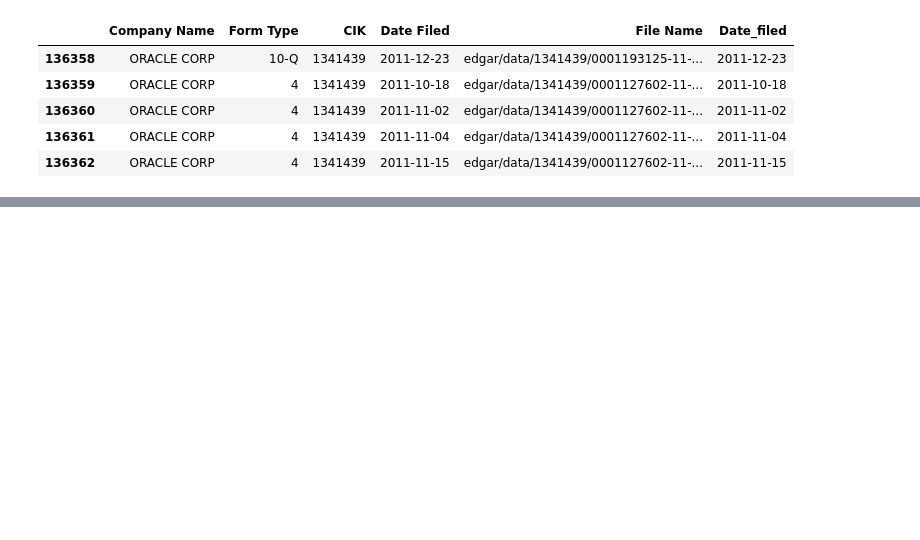
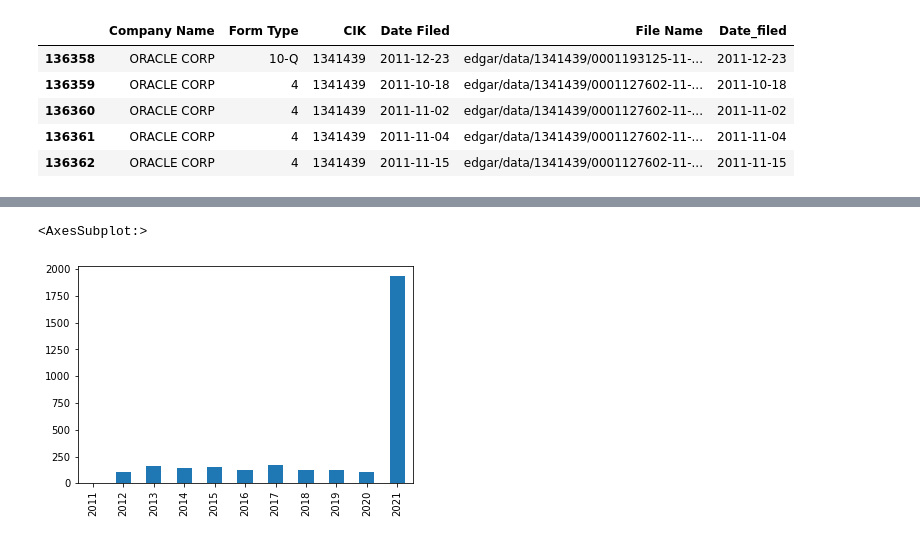
Before and after one commit to mpolch/datachallenge, a Jupyter notebook: notebooks/afeb_read_company_idx.ipynb, the cells around one changed output, grey strips where cells are left out. Cells and saved outputs as stored; diff of their text form; code cells hidden in the pictures; blank space fills up the shorter version.

```diff
--- a/notebooks/afeb_read_company_idx.ipynb
+++ b/notebooks/afeb_read_company_idx.ipynb
@@ -354,3 +452,15 @@ df_2011[df_2011["Company Name"].str.contains("ORACLE")].head()
 | 136360 | ORACLE CORP | 4 | 1341439 | 2011-11-02 | edgar/data/1341439/0001127602-11-... | 2011-11-02 |
 | 136361 | ORACLE CORP | 4 | 1341439 | 2011-11-04 | edgar/data/1341439/0001127602-11-... | 2011-11-04 |
 | 136362 | ORACLE CORP | 4 | 1341439 | 2011-11-15 | edgar/data/1341439/0001127602-11-... | 2011-11-15 |
+# %%
+# check with submission data
+
+# Check for ORACLE
+
+user_agent = "Anselme F.E. Borgeaud (aborgeaud@gmail.com)"
+
+cik = companies_died.loc[
+    companies_died["Company Name"].str.contains("ORACLE"), "CIK"
+].values[0]
+cik = format_cik(cik)
+submissions = get_submissions(cik, user_agent)
@@ -356,0 +484,15 @@ df_2011[df_2011["Company Name"].str.contains("ORACLE")].head()
+# %%
+# check for all companies_died
+
+
+def add_submissions(x):
+    cik = format_cik(x["CIK"])
+    print(cik)
+    submissions = get_submissions(cik, user_agent)
+    time.sleep(0.1)  # max 10 requests/second
+    return submissions
+
+
+companies_died["submissions"] = companies_died.apply(
+    lambda x: add_submissions(x), axis=1
+)
@@ -356,0 +553,6 @@ df_2011[df_2011["Company Name"].str.contains("ORACLE")].head()
+# %%
+# add submissions to companies_survived
+
+companies_survived["submissions"] = companies_survived.apply(
+    lambda x: add_submissions(x), axis=1
+)
@@ -356,0 +577,7 @@ df_2011[df_2011["Company Name"].str.contains("ORACLE")].head()
+# %%
+companies_survived["most_recent_filling"] = companies_survived["submissions"].apply(
+    lambda x: x["filings"]["recent"]["filingDate"][0]
+)
+companies_survived["most_recent_filling"] = pd.to_datetime(
+    companies_survived["most_recent_filling"]
+)
@@ -356,0 +599,7 @@ df_2011[df_2011["Company Name"].str.contains("ORACLE")].head()
+# %%
+# companies_survived["most_recent_filling"].dt.year.value_counts().sort_index()
+
+companies_survived["most_recent_filling"].dt.year.value_counts().sort_index().plot.bar()
+# %% [output]
+<AxesSubplot:>
+[figure, added]
```
Also changed, not shown: parts of 29 cells of this notebook, 10 other files.
